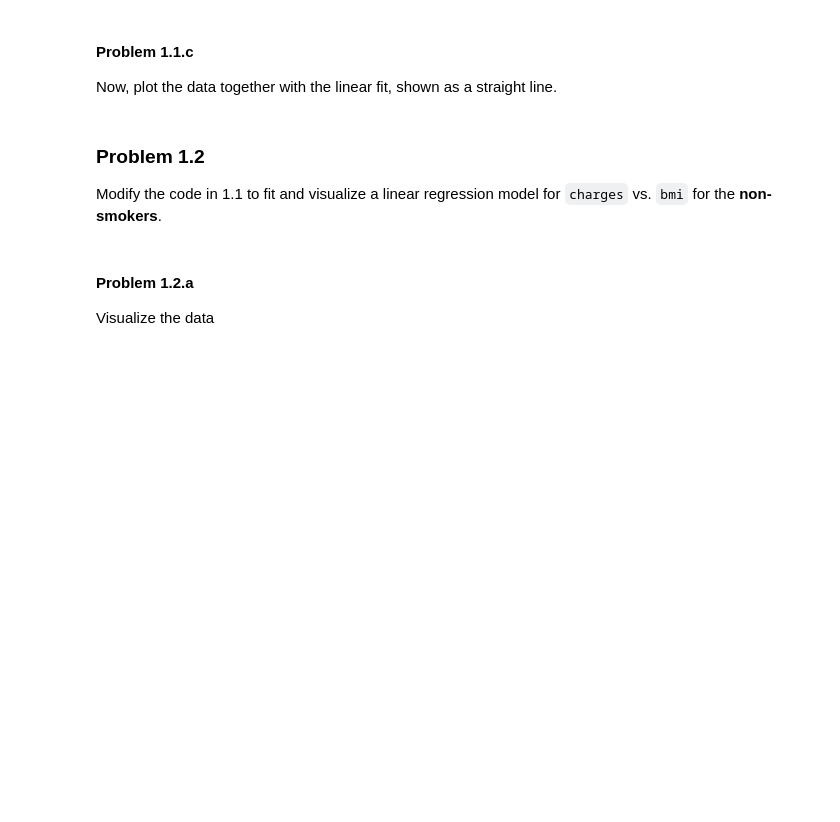
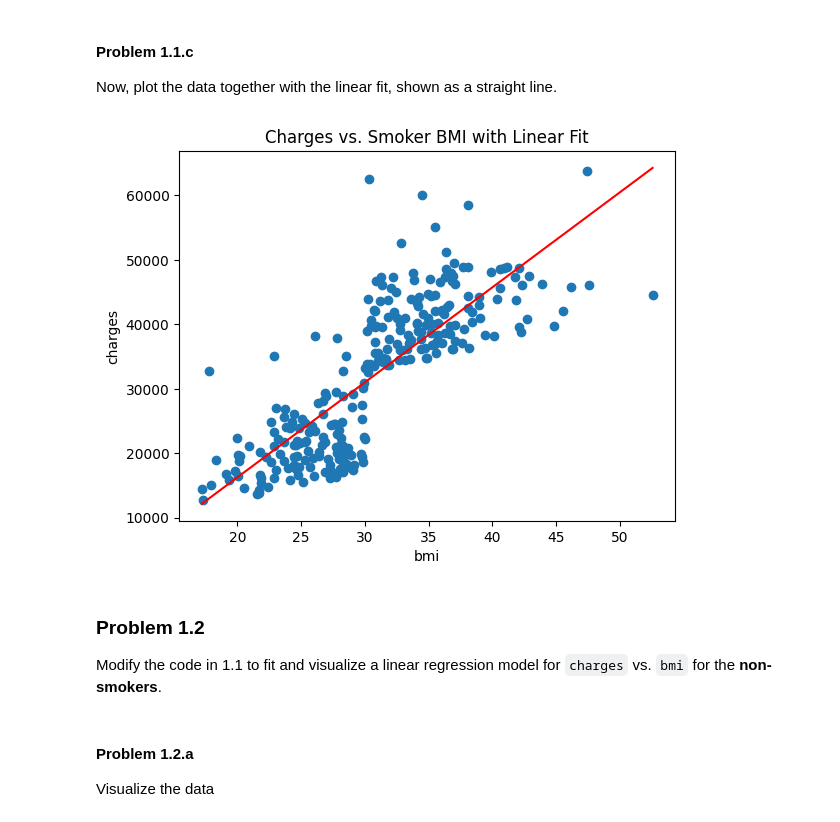
Before and after one commit to BuweiChen/snds265, a Jupyter notebook: assn1/assn1.ipynb, the cells around one changed output. Cells and saved outputs as stored; diff of their text form; code cells hidden in the pictures; blank space fills up the shorter version.

```diff
--- a/assn1/assn1.ipynb
+++ b/assn1/assn1.ipynb
@@ -163,0 +162,10 @@ You may either compute these values with explicit expressions, or use a package
+# %%
+## -- please compute linear regression here. -- ##
+import statsmodels.api as sm
+lse_x = insurance_table_smokers['bmi']
+lse_y = insurance_table_smokers['charges']
+
+lse_x = sm.add_constant(lse_x)
+model = sm.OLS(lse_y, lse_x).fit()
+
+print(model.summary())
@@ -170,3 +194,23 @@ Now, plot the data together with the linear fit, shown as a straight line.
+# %%
+## -- please write code for your visualization go here -- ##
+b = model.params.iloc[0]
+m = model.params.iloc[1]
+m
+
+reg_x = np.linspace(
+    insurance_table_smokers["bmi"].min(), insurance_table_smokers["bmi"].max(), 100
+)
+reg_y = m * reg_x + b
+
+plt.plot(reg_x, reg_y, color='red')
+
+plt.scatter(insurance_table_smokers["bmi"], insurance_table_smokers["charges"])
+plt.title("Charges vs. Smoker BMI with Linear Fit")
+plt.xlabel("bmi")
+plt.ylabel("charges")
+plt.show()
+# %% [output]
+[figure, added]
 # %% [markdown]
 ### Problem 1.2
 
```
Also changed, not shown: parts of 6 cells of this notebook.
